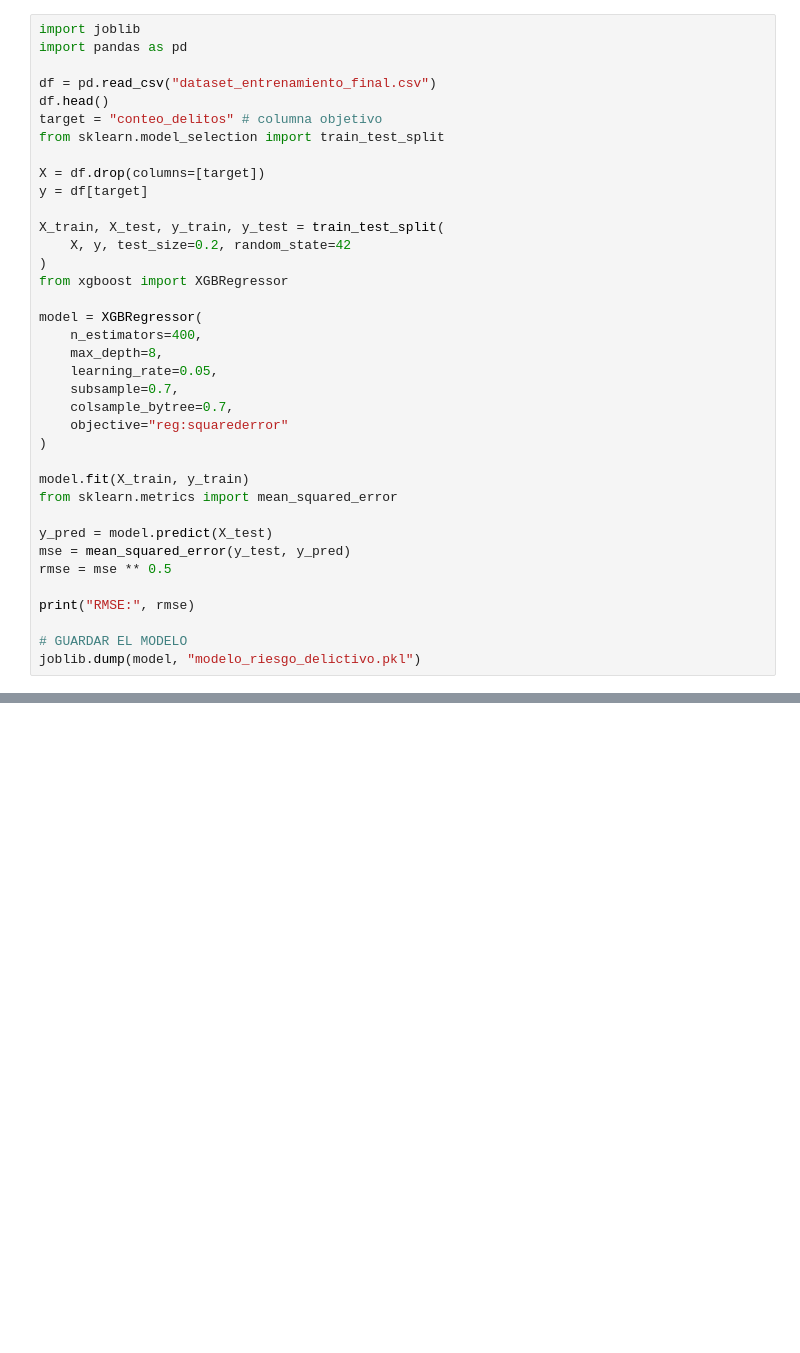
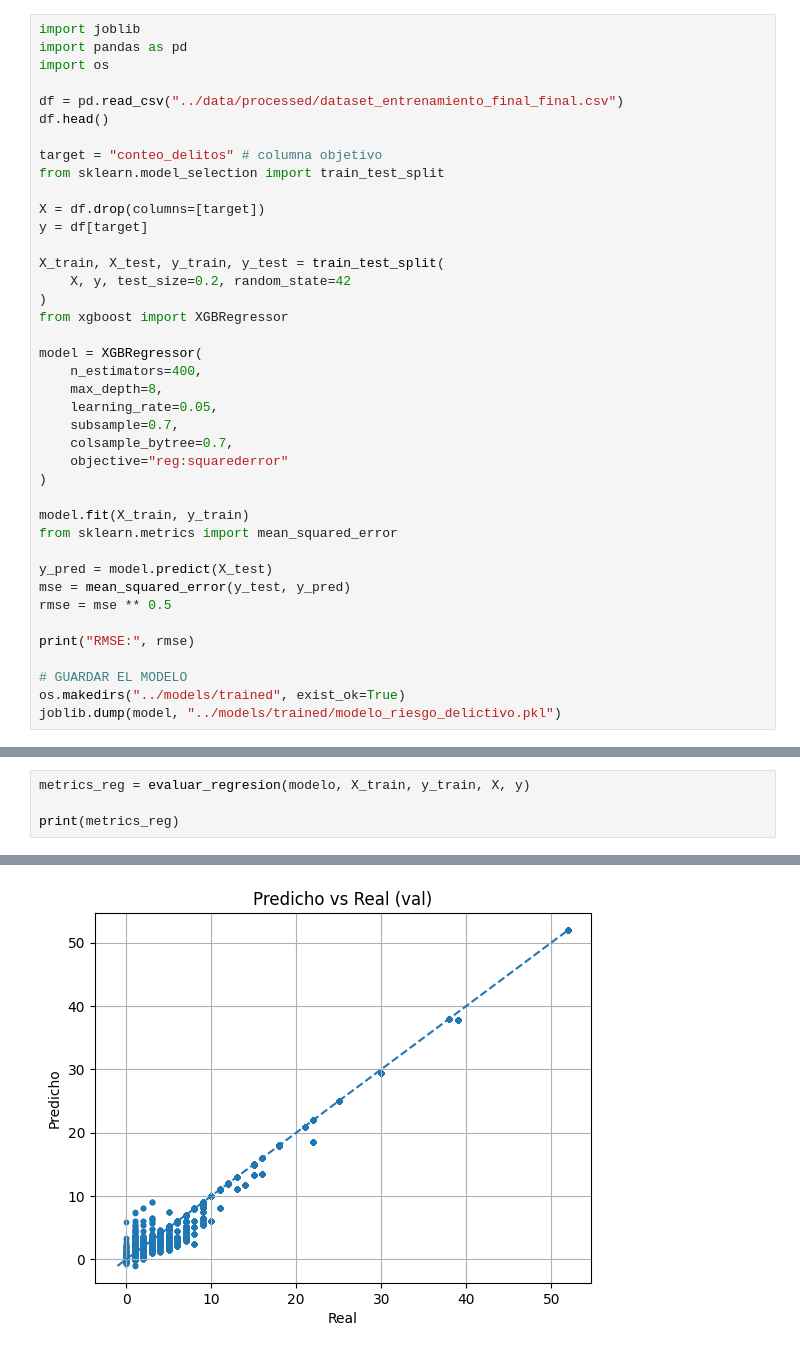
Before and after one commit to mfalvarezd/sistema-de-prediccion-espacio-temporal-de-eventos-delictivos, a Jupyter notebook: notebooks/pruebas.ipynb, the cells around one changed output, grey strips where cells are left out. Cells and saved outputs as stored; diff of their text form; blank space fills up the shorter version.

```diff
--- a/notebooks/pruebas.ipynb
+++ b/notebooks/pruebas.ipynb
@@ -1,9 +1,11 @@
 # %%
 import joblib
 import pandas as pd
+import os
 
-df = pd.read_csv("dataset_entrenamiento_final.csv")
+df = pd.read_csv("../data/processed/dataset_entrenamiento_final_final.csv")
 df.head()
+
 target = "conteo_delitos" # columna objetivo
 from sklearn.model_selection import train_test_split
 
@@ -34,5 +36,6 @@ rmse = mse ** 0.5
 print("RMSE:", rmse)
 
 # GUARDAR EL MODELO
-joblib.dump(model, "modelo_riesgo_delictivo.pkl")
+os.makedirs("../models/trained", exist_ok=True)
+joblib.dump(model, "../models/trained/modelo_riesgo_delictivo.pkl")
 # %% [output]
@@ -98,0 +246,5 @@ IMPORTANCIA DE VARIABLES (GAIN)
+# %%
+metrics_reg = evaluar_regresion(modelo, X_train, y_train, X, y)
+
+print(metrics_reg)
+# %% [output]
@@ -98,0 +258 @@ IMPORTANCIA DE VARIABLES (GAIN)
+[figure, added]
```
Also changed, not shown: parts of 5 cells of this notebook.
